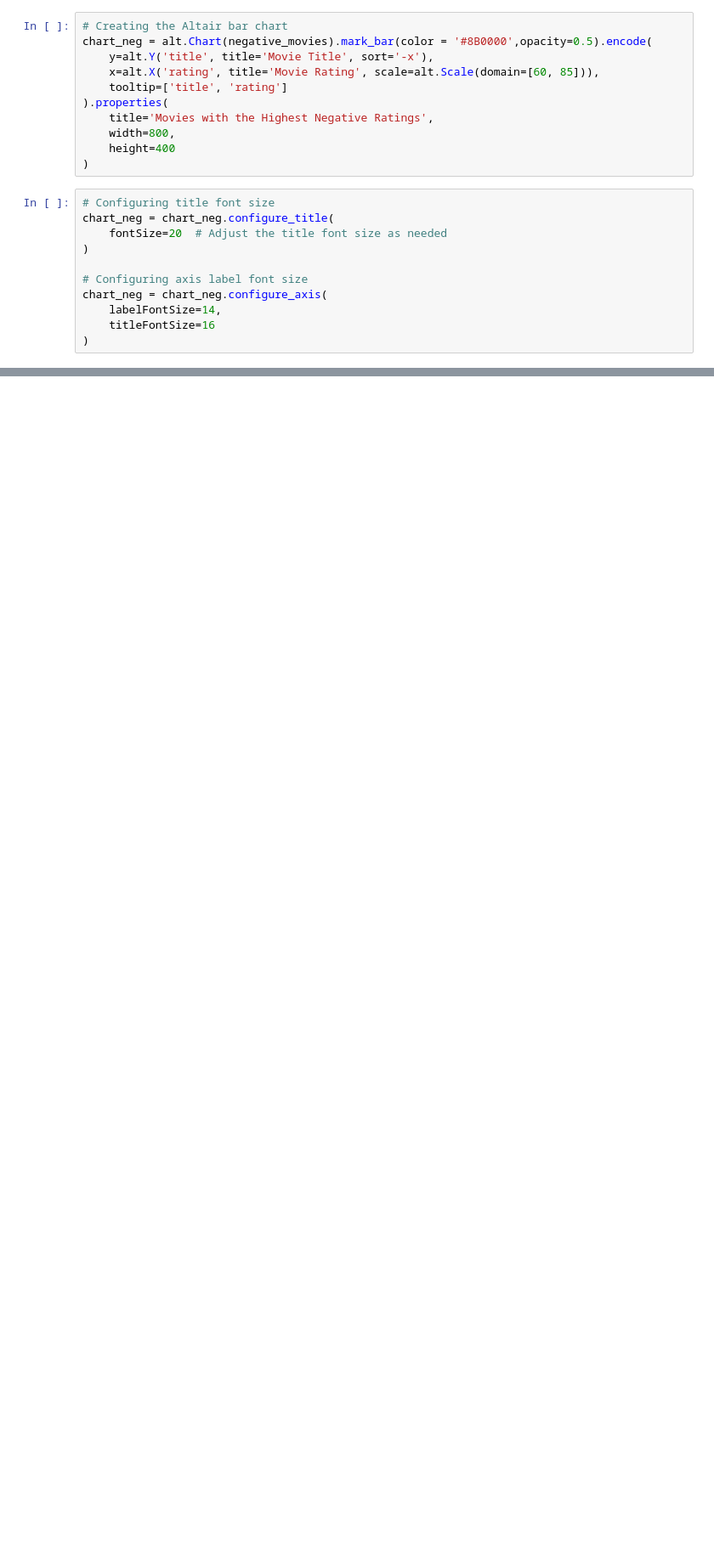
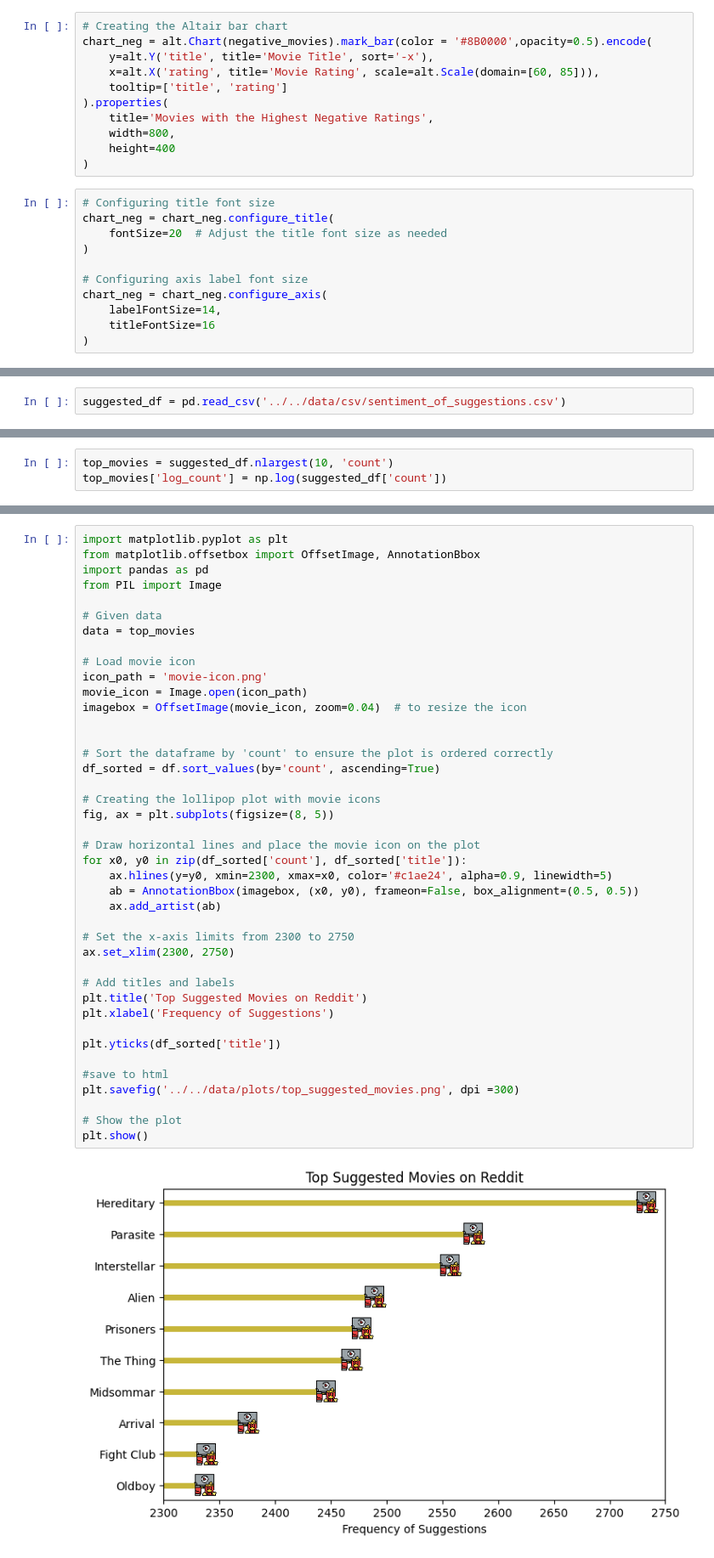
Before and after one commit to Sangeetha-238/BigData_Reddit_Analysis, a Jupyter notebook: code/nlp/visualizations.ipynb, the cells around one changed output, grey strips where cells are left out. Shown: that part at 85% size. Drawn from its saved outputs; the diff is of its cells as text; blank space fills up the shorter version.

Commit message:
suggestions vis

```diff
--- a/code/nlp/visualizations.ipynb
+++ b/code/nlp/visualizations.ipynb
@@ -172,3 +165,5 @@ chart_neg = chart_neg.configure_axis(
 chart_neg
 # %% [output]
 [interactive output not drawn]
+# %%
+suggested_df = pd.read_csv('../../data/csv/sentiment_of_suggestions.csv')
@@ -174,0 +179,3 @@ chart_neg
+# %%
+top_movies = suggested_df.nlargest(10, 'count')
+top_movies['log_count'] = np.log(suggested_df['count'])
@@ -174,0 +196,43 @@ chart_neg
+# %%
+import matplotlib.pyplot as plt
+from matplotlib.offsetbox import OffsetImage, AnnotationBbox
+import pandas as pd
+from PIL import Image
+
+# Given data
+data = top_movies
+
+# Load movie icon
+icon_path = 'movie-icon.png'
+movie_icon = Image.open(icon_path)
+imagebox = OffsetImage(movie_icon, zoom=0.04)  # to resize the icon
+
+
+# Sort the dataframe by 'count' to ensure the plot is ordered correctly
+df_sorted = df.sort_values(by='count', ascending=True)
+
+# Creating the lollipop plot with movie icons
+fig, ax = plt.subplots(figsize=(8, 5))
+
+# Draw horizontal lines and place the movie icon on the plot
+for x0, y0 in zip(df_sorted['count'], df_sorted['title']):
+    ax.hlines(y=y0, xmin=2300, xmax=x0, color='#c1ae24', alpha=0.9, linewidth=5)
+    ab = AnnotationBbox(imagebox, (x0, y0), frameon=False, box_alignment=(0.5, 0.5))
+    ax.add_artist(ab)
+
+# Set the x-axis limits from 2300 to 2750
+ax.set_xlim(2300, 2750)
+
+# Add titles and labels
+plt.title('Top Suggested Movies on Reddit')
+plt.xlabel('Frequency of Suggestions')
+
+plt.yticks(df_sorted['title'])
+
+#save to html
+plt.savefig('../../data/plots/top_suggested_movies.png', dpi =300)
+
+# Show the plot
+plt.show()
+# %% [output]
+[figure, added]
```
Also changed, not shown: parts of 5 cells of this notebook, 4 other files.
